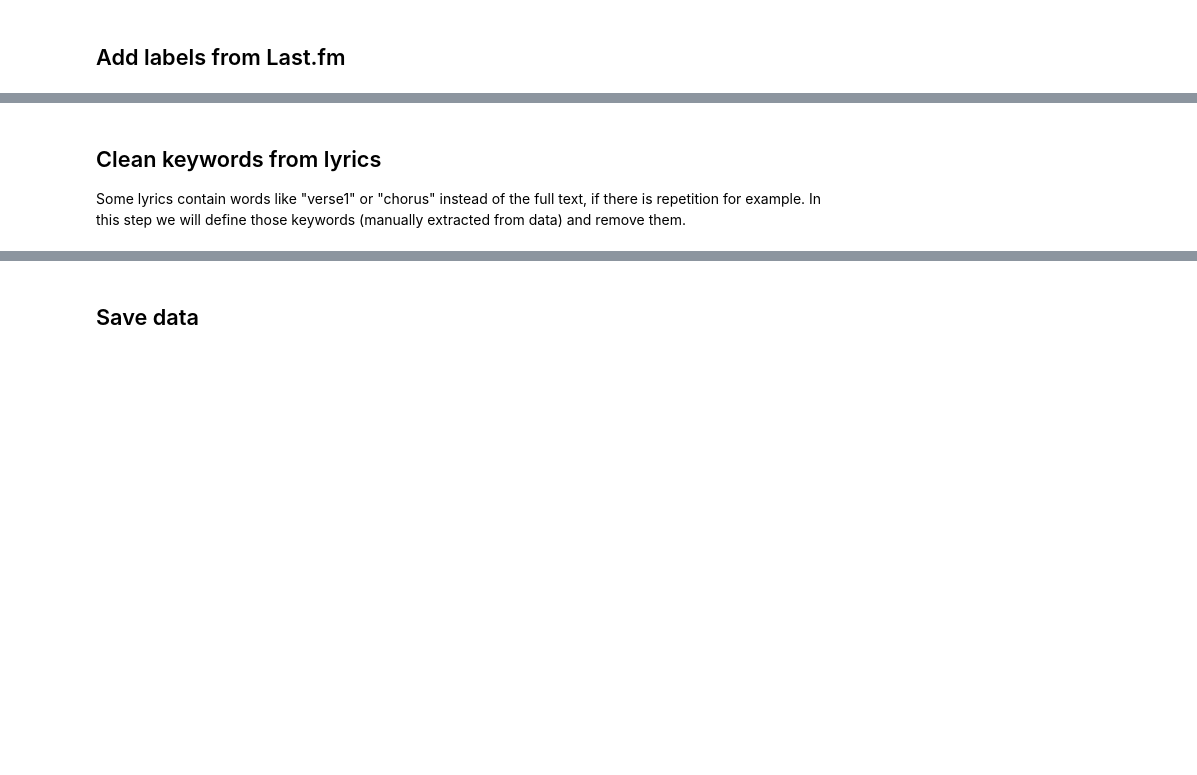
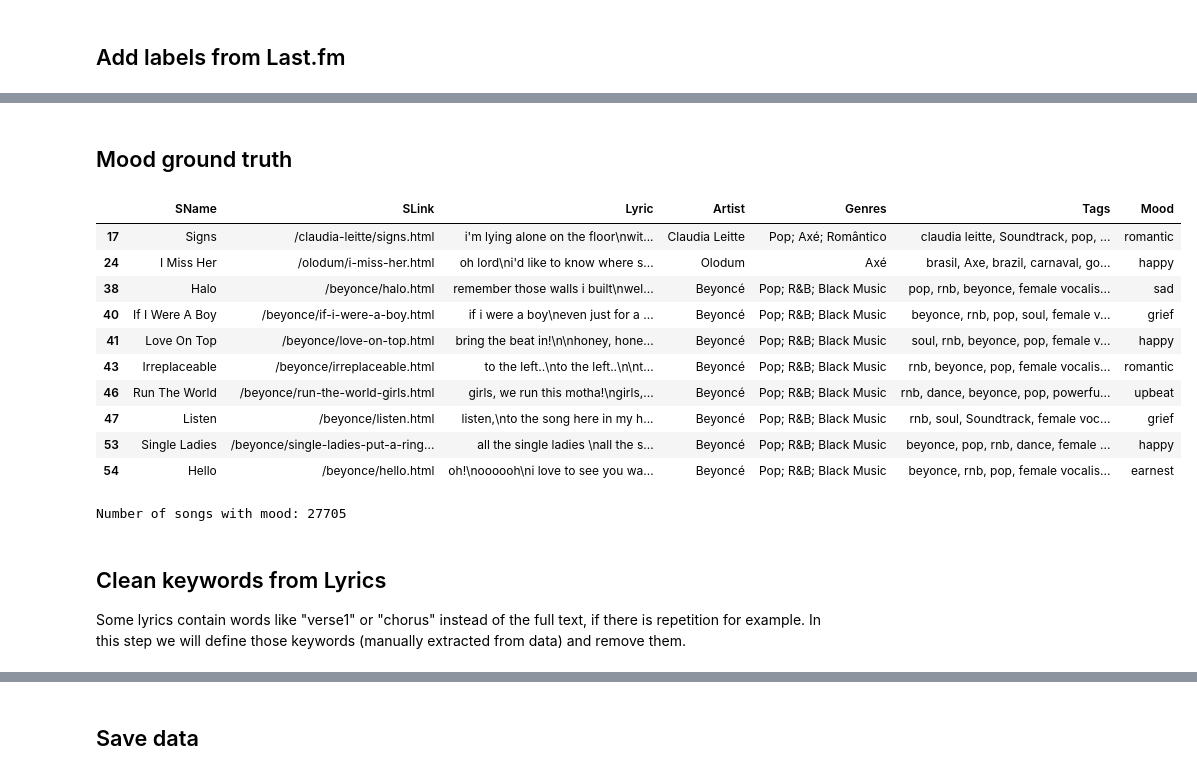
Before and after one commit to Simon-0711/ta_lyrics_sentiment_classification, a Jupyter notebook: data_exploration/kaggle_data_preprocessing.ipynb, the cells around one changed output, grey strips where cells are left out. Saved outputs shown, nothing was run; the diff lists cells and outputs as text; code cells hidden in the pictures; blank space fills up the shorter version.

Commit message:
Add ground truth labels

```diff
--- a/data_exploration/kaggle_data_preprocessing.ipynb
+++ b/data_exploration/kaggle_data_preprocessing.ipynb
@@ -71,3 +71,5 @@ df.head()
 | 9 | Natural Collie | /ivete-sangalo/natural-collie.html | Been down in the valley\nSmoking ... | Ivete Sangalo | Pop; Axé; Romântico | spanish, electronic, female, jazz... |
 | 10 | Where It Begins (feat. Nelly Furt... | /ivete-sangalo/where-it-begins-fe... | When you're alone and you don't k... | Ivete Sangalo | Pop; Axé; Romântico | pop, singer-songwriter, rnb, Nell... |
 | 15 | Lazy Groove | /claudia-leitte/lazy-groove.html | Are you ready to dance?\nTo make ... | Claudia Leitte | Pop; Axé; Romântico | dance, cool, 2013, axe music, cla... |
+# %% [markdown]
+## Mood ground truth
@@ -74,5 +97,65 @@ df.head()
+# %%
+def get_mood_from_tags(tags):
+    """Get mood from tags. If tags does not contain tags mapped to moods then mood is None.
+
+    :param tags: tags of the song.
+    :ptype: String
+
+    :return: Mood for given tags.
+    :rtype: String or None
+    """
+
+    moods = list(MOOD_CATEGORIES.keys())
+
+    # initialize mood_keyword_count_dict
+    mood_keyword_count_dict = dict(zip(moods, [0]*len(MOOD_CATEGORIES)))
+
+    # create tags list
+    if isinstance(tags, str) and tags not in ["NoTagsFound", "NoSongFound"]:
+        tags = tags.split(", ")
+    else:
+        # if no tags available then return None
+        return None
+
+    # compute mood count for all moods based on if tags contains tags mapped to these moods
+    for tag in tags:
+        for mood in moods:
+            # TODO: Advance to check also if keyword is contained in the tag (to get more moods assigned)
+            if tag in MOOD_CATEGORIES[mood]:
+                mood_keyword_count_dict[mood] += 1
+                break
+
+    # compute the assigned mood (if no mood assigned return None)
+    mood_counts = list(mood_keyword_count_dict.values())
+    if max(mood_counts) > 0:
+        assigned_mood_idx = np.argmax(mood_counts)
+        return list(mood_keyword_count_dict.keys())[assigned_mood_idx]
+    else:
+        return None
+# %%
+# create mood column to df
+df["Mood"] = df["Tags"].apply(get_mood_from_tags)
+df = df[df["Mood"].notnull()]
+# %%
+df.head(10)
+# %% [output]
+|  | SName | SLink | Lyric | Artist | Genres | Tags | Mood |
+| 17 | Signs | /claudia-leitte/signs.html | i'm lying alone on the floor\nwit... | Claudia Leitte | Pop; Axé; Romântico | claudia leitte, Soundtrack, pop, ... | romantic |
+| 24 | I Miss Her | /olodum/i-miss-her.html | oh lord\ni'd like to know where s... | Olodum | Axé | brasil, Axe, brazil, carnaval, go... | happy |
+| 38 | Halo | /beyonce/halo.html | remember those walls i built\nwel... | Beyoncé | Pop; R&B; Black Music | pop, rnb, beyonce, female vocalis... | sad |
+| 40 | If I Were A Boy | /beyonce/if-i-were-a-boy.html | if i were a boy\neven just for a ... | Beyoncé | Pop; R&B; Black Music | beyonce, rnb, pop, soul, female v... | grief |
+| 41 | Love On Top | /beyonce/love-on-top.html | bring the beat in!\n\nhoney, hone... | Beyoncé | Pop; R&B; Black Music | soul, rnb, beyonce, pop, female v... | happy |
+| 43 | Irreplaceable | /beyonce/irreplaceable.html | to the left..\nto the left..\n\nt... | Beyoncé | Pop; R&B; Black Music | rnb, beyonce, pop, female vocalis... | romantic |
+| 46 | Run The World | /beyonce/run-the-world-girls.html | girls, we run this motha!\ngirls,... | Beyoncé | Pop; R&B; Black Music | rnb, dance, beyonce, pop, powerfu... | upbeat |
+| 47 | Listen | /beyonce/listen.html | listen,\nto the song here in my h... | Beyoncé | Pop; R&B; Black Music | rnb, soul, Soundtrack, female voc... | grief |
+| 53 | Single Ladies | /beyonce/single-ladies-put-a-ring... | all the single ladies \nall the s... | Beyoncé | Pop; R&B; Black Music | beyonce, pop, rnb, dance, female ... | happy |
+| 54 | Hello | /beyonce/hello.html | oh!\noooooh\ni love to see you wa... | Beyoncé | Pop; R&B; Black Music | beyonce, rnb, pop, female vocalis... | earnest |
+# %%
+print(f"Number of songs with mood: {len(df)}")
+# %% [output]
+Number of songs with mood: 27705
 # %% [markdown]
-## Clean keywords from lyrics
+## Clean keywords from Lyrics
 Some lyrics contain words like "verse1" or "chorus" instead of the full text, if there is repetition for example.
 In this step we will define those keywords (manually extracted from data) and remove them.
 # %%
```
Also changed, not shown: parts of 4 cells of this notebook.
